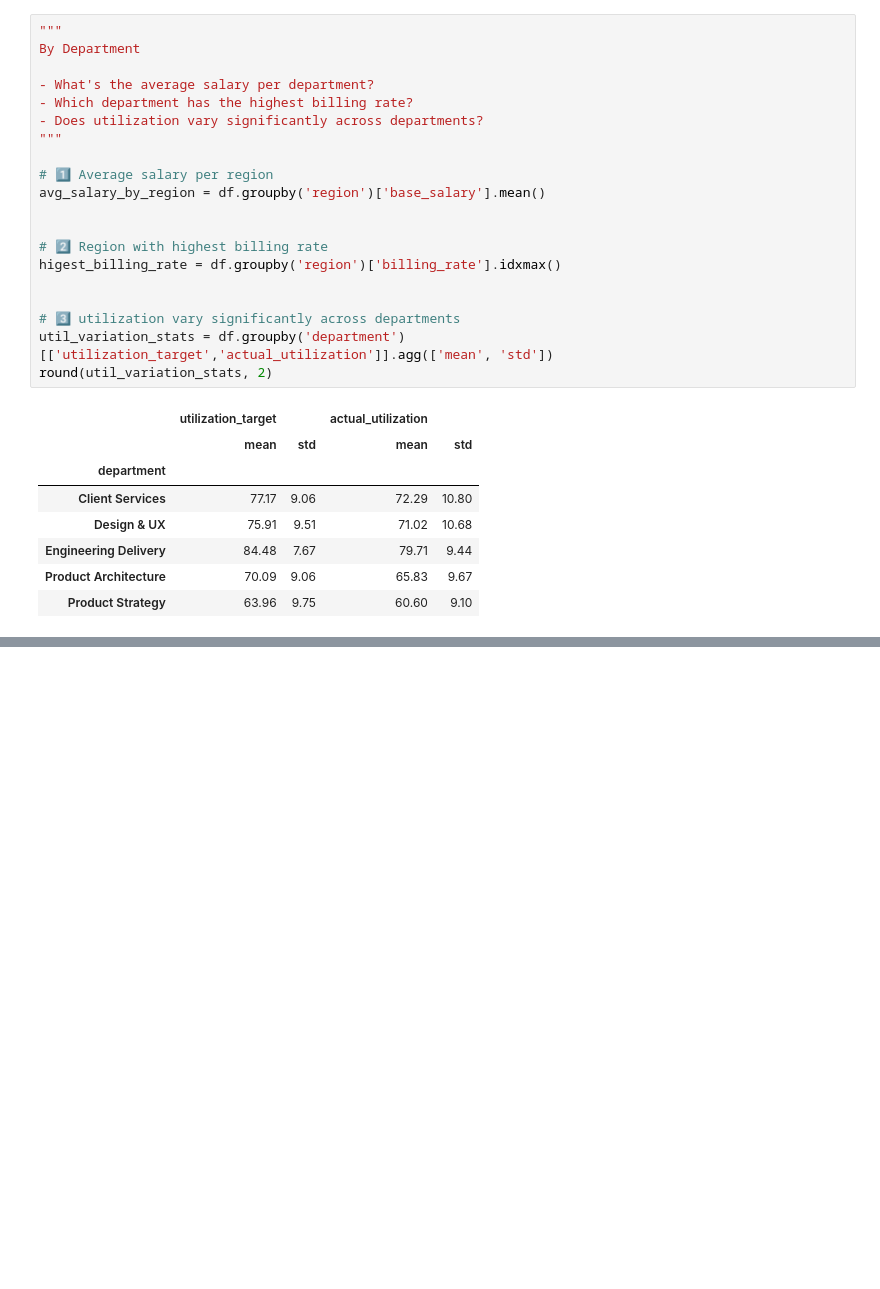
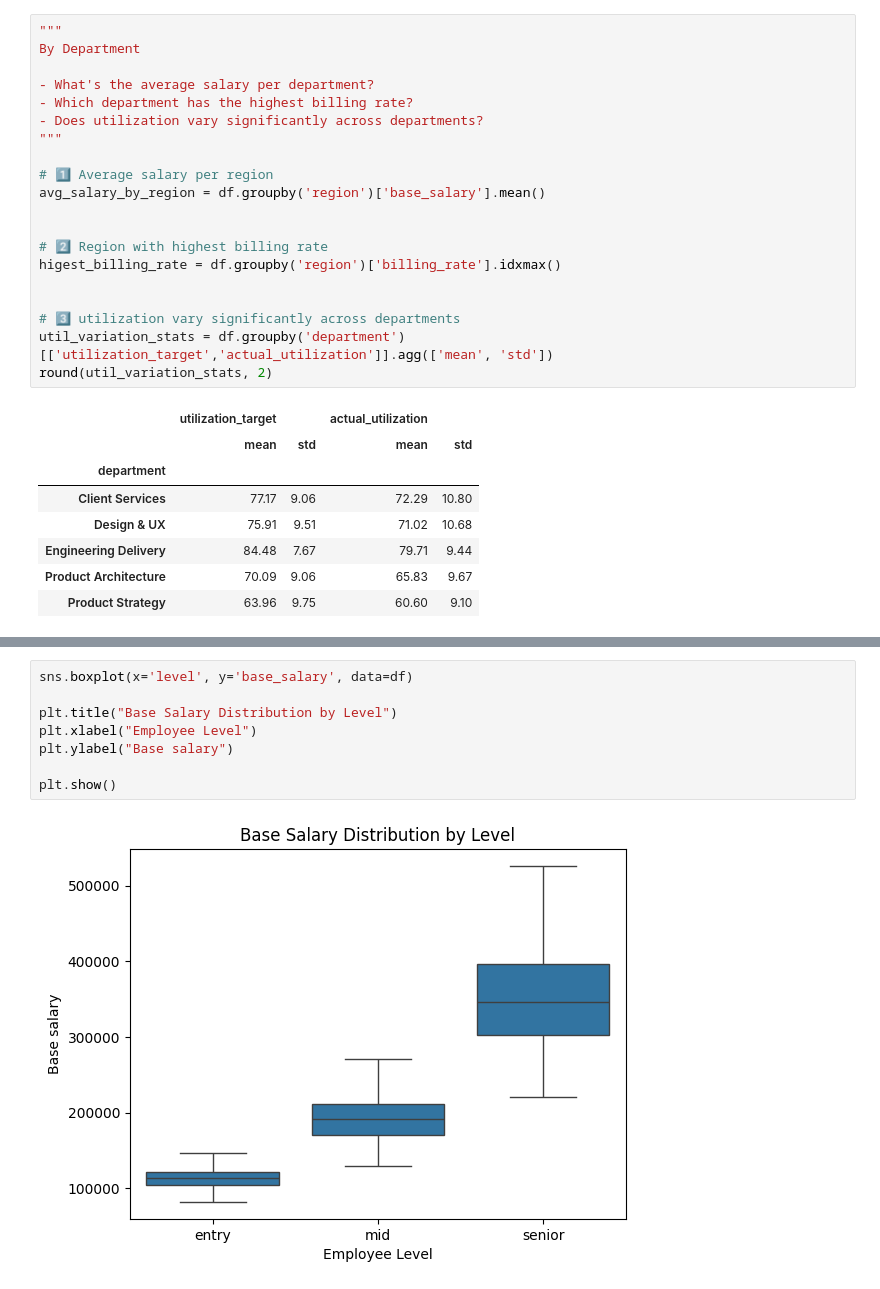
Before and after one commit to itsGovi/Data_Science_Journey, a Jupyter notebook: notebooks/Week 1.ipynb, the cells around one changed output, grey strips where cells are left out. Drawn from its saved outputs; the diff is of its cells as text; blank space fills up the shorter version.

```diff
--- a/notebooks/Week 1.ipynb
+++ b/notebooks/Week 1.ipynb
@@ -251,0 +264,10 @@ round(util_variation_stats, 2)
+# %%
+sns.boxplot(x='level', y='base_salary', data=df)
+
+plt.title("Base Salary Distribution by Level")
+plt.xlabel("Employee Level")
+plt.ylabel("Base salary")
+
+plt.show()
+# %% [output]
+[figure, added]
```
Also changed, not shown: parts of 4 cells of this notebook.
